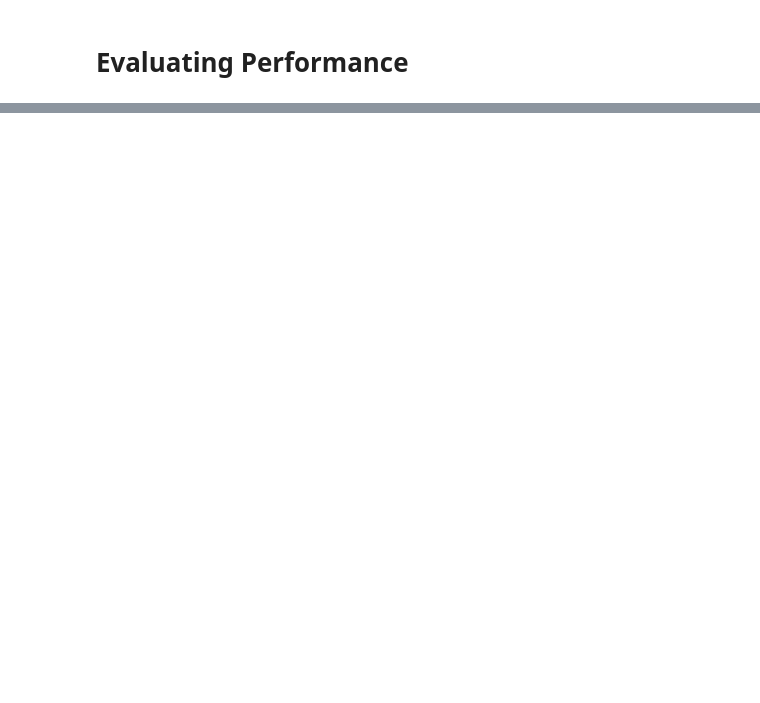
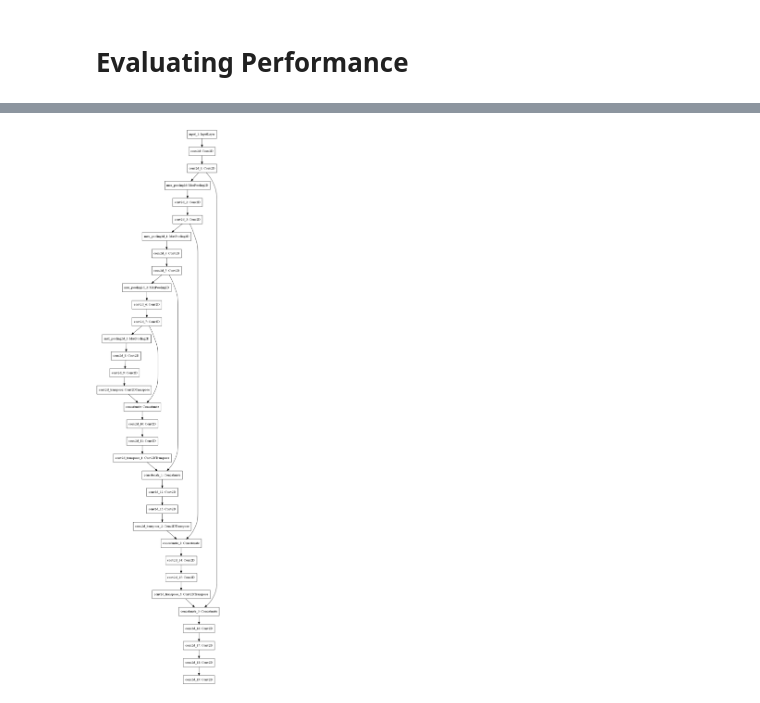
Before and after one commit to Aadit3003/u-nets-implementation, a Jupyter notebook: Kaggle version.ipynb, the cells around one changed output, grey strips where cells are left out. Drawn from its saved outputs; the diff is of its cells as text; code cells hidden in the pictures; blank space fills up the shorter version.

```diff
--- a/Kaggle version.ipynb
+++ b/Kaggle version.ipynb
@@ -253,0 +250,4 @@ print(meanIoU.result().numpy())
+# %%
+tf.keras.utils.plot_model(model)
+# %% [output]
+[figure, added]
```
Also changed, not shown: parts of 8 cells of this notebook, 1 other file.
